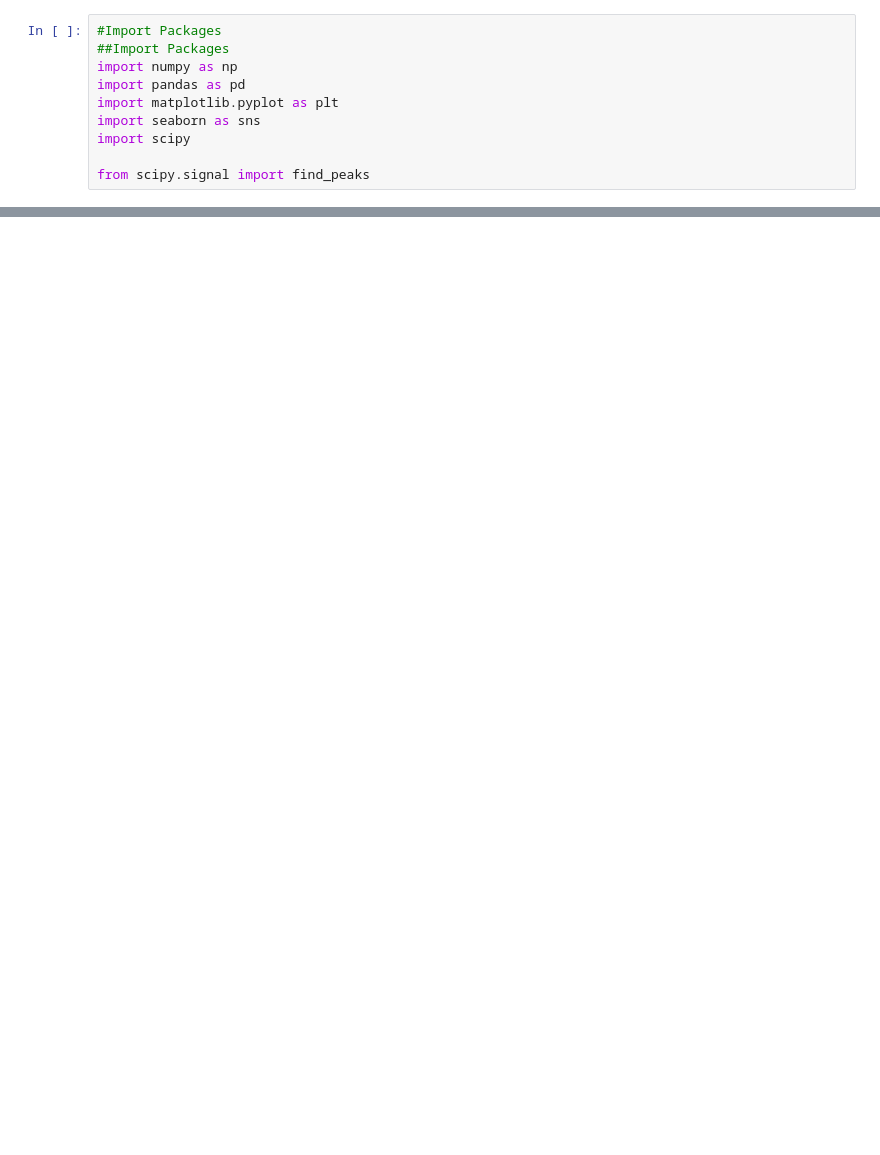
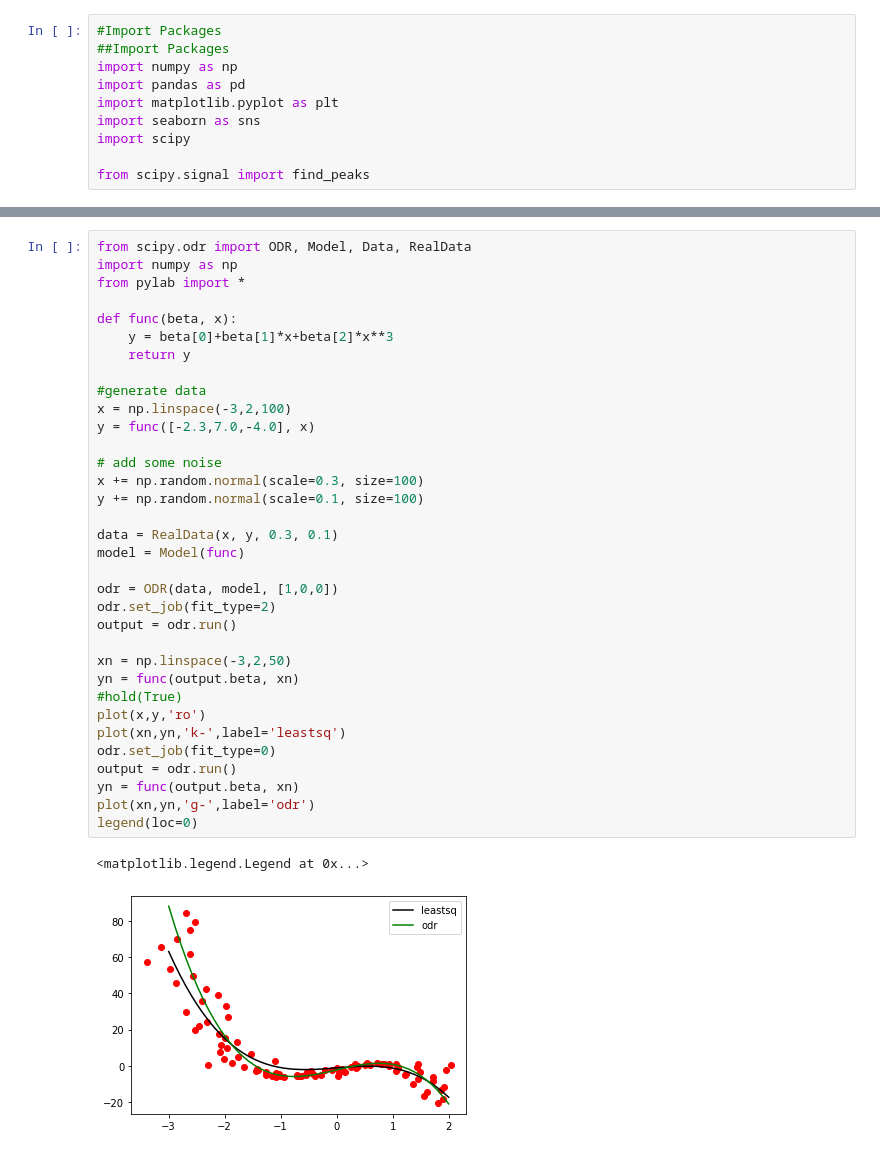
Before and after one commit to das5pzq/PHYS3180_Group_4, a Jupyter notebook: Lab02/Amp_Dist.ipynb, the cells around one changed output, grey strips where cells are left out. Drawn from its saved outputs; the diff is of its cells as text; blank space fills up the shorter version.

```diff
--- a/Lab02/Amp_Dist.ipynb
+++ b/Lab02/Amp_Dist.ipynb
@@ -127,0 +230,37 @@ plt.show()
+# %%
+from scipy.odr import ODR, Model, Data, RealData
+import numpy as np
+from pylab import *
+
+def func(beta, x):
+    y = beta[0]+beta[1]*x+beta[2]*x**3
+    return y
+
+#generate data
+x = np.linspace(-3,2,100)
+y = func([-2.3,7.0,-4.0], x)
+
+# add some noise
+x += np.random.normal(scale=0.3, size=100)
+y += np.random.normal(scale=0.1, size=100)
+
+data = RealData(x, y, 0.3, 0.1)
+model = Model(func)
+
+odr = ODR(data, model, [1,0,0])
+odr.set_job(fit_type=2)
+output = odr.run()
+
+xn = np.linspace(-3,2,50)
+yn = func(output.beta, xn)
+#hold(True)
+plot(x,y,'ro')
+plot(xn,yn,'k-',label='leastsq')
+odr.set_job(fit_type=0)
+output = odr.run()
+yn = func(output.beta, xn)
+plot(xn,yn,'g-',label='odr')
+legend(loc=0)
+# %% [output]
+<matplotlib.legend.Legend at 0x...>
+[figure, added]
```
Also changed, not shown: parts of 10 cells of this notebook, 1 other file.
